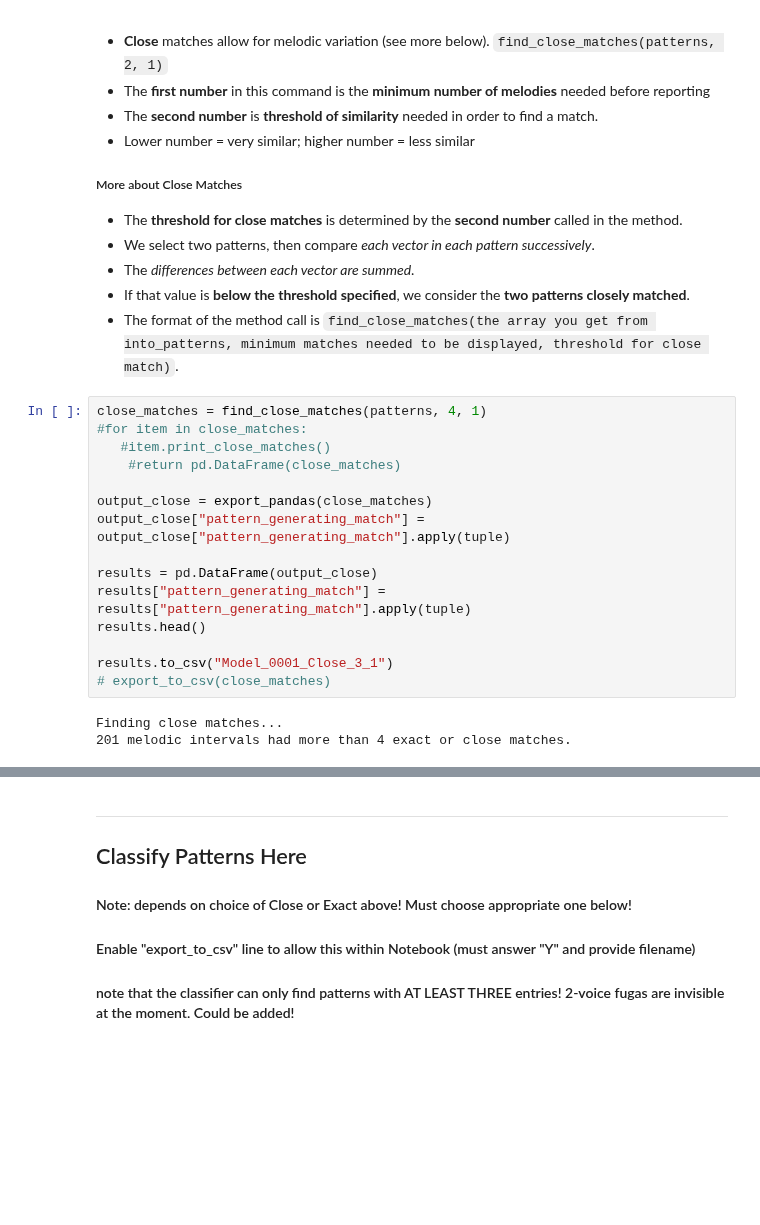
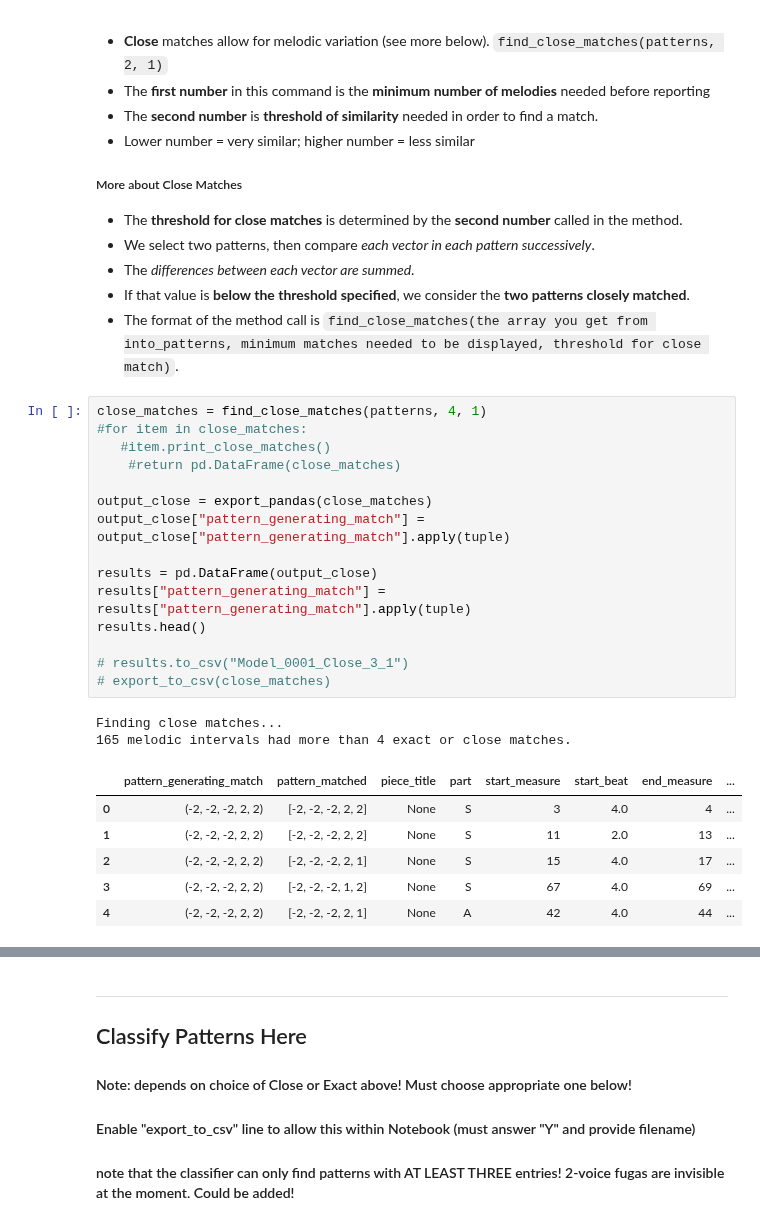
Before and after one commit to RichardFreedman/CRIM-notebooks, a Jupyter notebook: CRIM/CRIM_intervals_nb_3_2021.ipynb, the cells around one changed output, grey strips where cells are left out. Saved outputs shown, nothing was run; the diff lists cells and outputs as text; blank space fills up the shorter version.

```diff
--- a/CRIM/CRIM_intervals_nb_3_2021.ipynb
+++ b/CRIM/CRIM_intervals_nb_3_2021.ipynb
@@ -145,18 +148,24 @@ df = df.round(2)
 # %%
 close_matches = find_close_matches(patterns, 4, 1)
 #for item in close_matches:
    #item.print_close_matches()
     #return pd.DataFrame(close_matches)
 
 output_close = export_pandas(close_matches)
 output_close["pattern_generating_match"] = output_close["pattern_generating_match"].apply(tuple)
 
 results = pd.DataFrame(output_close)
 results["pattern_generating_match"] = results["pattern_generating_match"].apply(tuple)
 results.head()
 
-results.to_csv("Model_0001_Close_3_1")
+# results.to_csv("Model_0001_Close_3_1")
 # export_to_csv(close_matches)
 # %% [output]
 Finding close matches...
-201 melodic intervals had more than 4 exact or close matches.
+165 melodic intervals had more than 4 exact or close matches.
+|  | pattern_generating_match | pattern_matched | piece_title | part | start_measure | start_beat | end_measure | ... |
+| 0 | (-2, -2, -2, 2, 2) | [-2, -2, -2, 2, 2] | None | S | 3 | 4.0 | 4 | ... |
+| 1 | (-2, -2, -2, 2, 2) | [-2, -2, -2, 2, 2] | None | S | 11 | 2.0 | 13 | ... |
+| 2 | (-2, -2, -2, 2, 2) | [-2, -2, -2, 2, 1] | None | S | 15 | 4.0 | 17 | ... |
+| 3 | (-2, -2, -2, 2, 2) | [-2, -2, -2, 1, 2] | None | S | 67 | 4.0 | 69 | ... |
+| 4 | (-2, -2, -2, 2, 2) | [-2, -2, -2, 2, 1] | None | A | 42 | 4.0 | 44 | ... |
```
Also changed, not shown: parts of 9 cells of this notebook, 1 other file.
